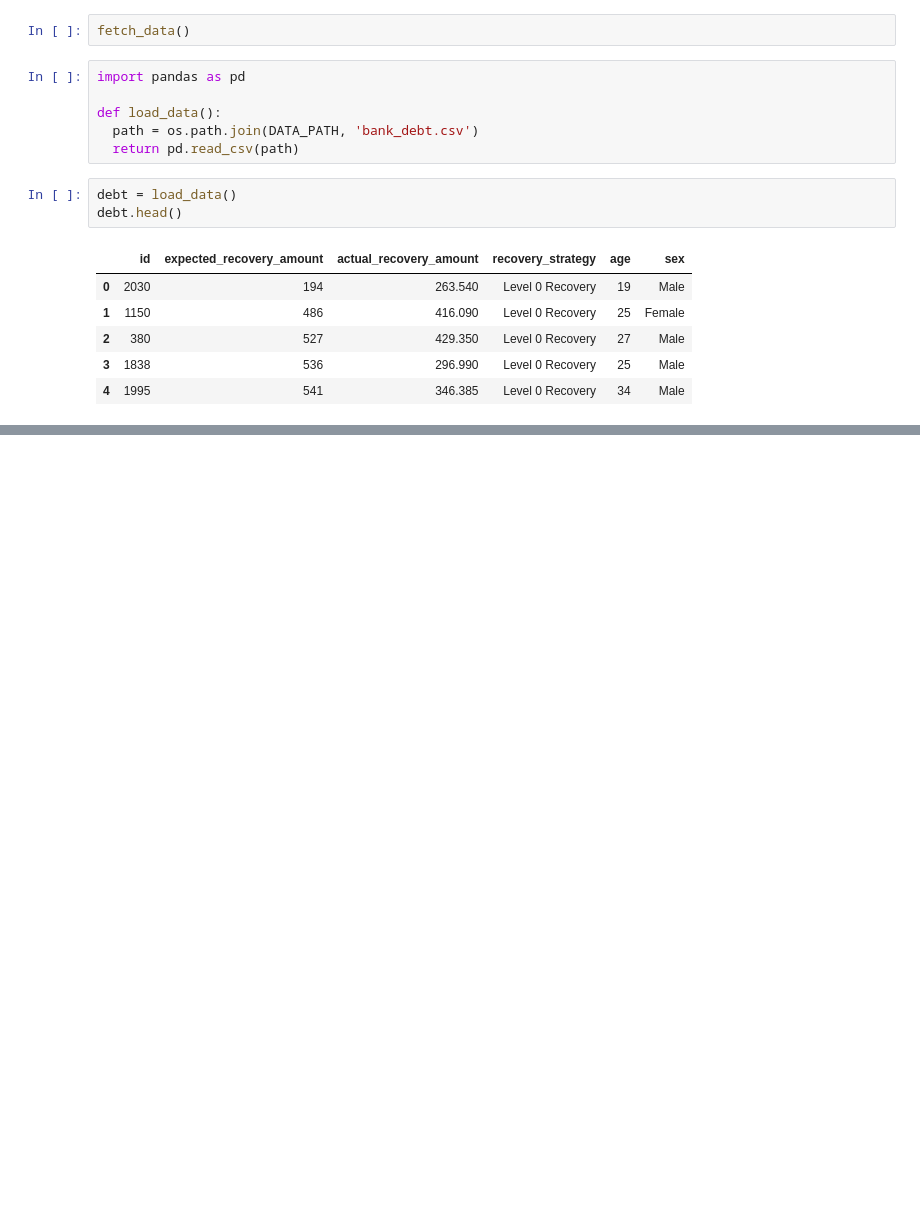
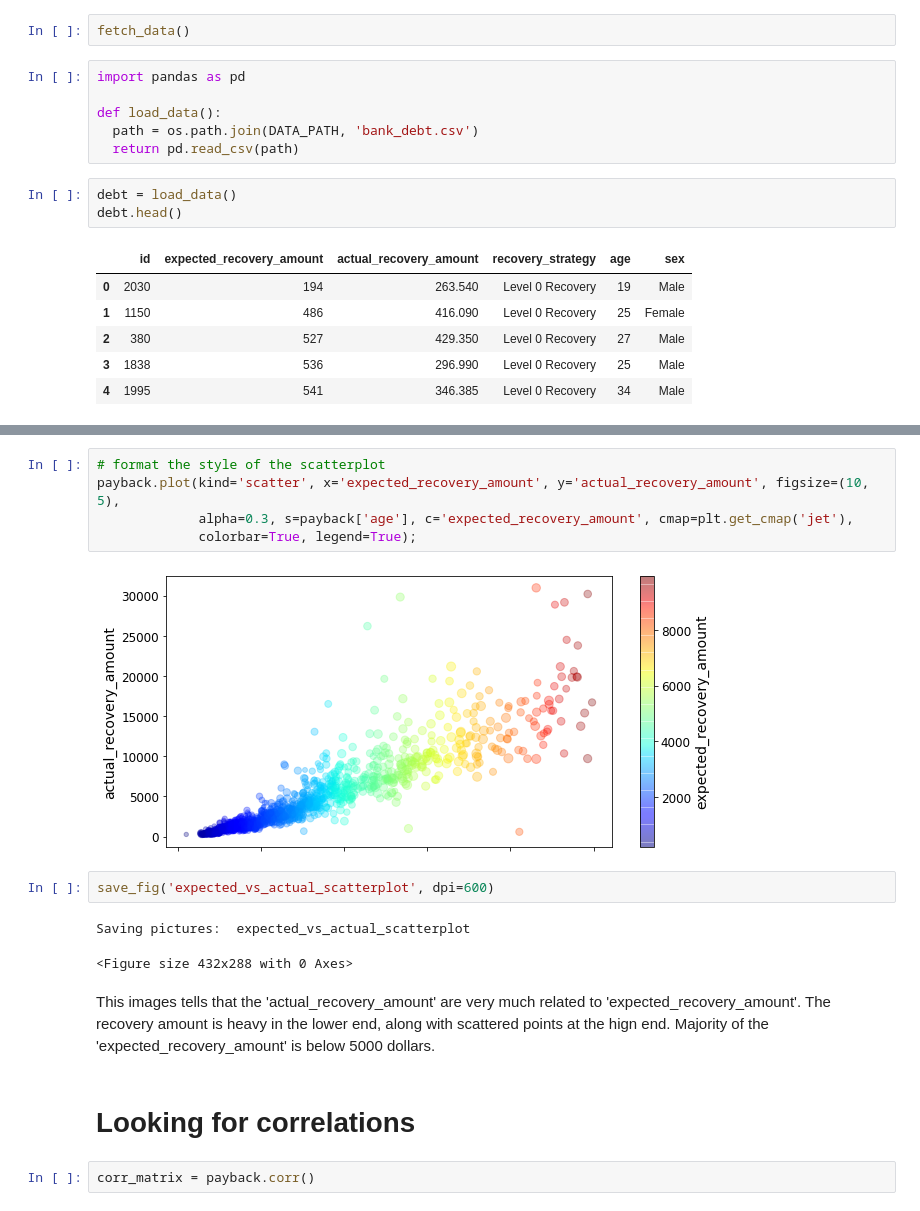
Before and after one commit to AilingLiu/Which-Debts-Are-Worth-the-Bank-s-Effort, a Jupyter notebook: bank_debt_analysis_automation.ipynb, the cells around one changed output, grey strips where cells are left out. Drawn from its saved outputs; the diff is of its cells as text; blank space fills up the shorter version.

```diff
--- a/bank_debt_analysis_automation.ipynb
+++ b/bank_debt_analysis_automation.ipynb
@@ -68,0 +166,18 @@ debt.head()
+# %%
+# format the style of the scatterplot
+payback.plot(kind='scatter', x='expected_recovery_amount', y='actual_recovery_amount', figsize=(10, 5),
+             alpha=0.3, s=payback['age'], c='expected_recovery_amount', cmap=plt.get_cmap('jet'),
+             colorbar=True, legend=True);
+# %% [output]
+[figure, added]
+# %%
+save_fig('expected_vs_actual_scatterplot', dpi=600)
+# %% [output]
+Saving pictures:  expected_vs_actual_scatterplot
+<Figure size 432x288 with 0 Axes>
+# %% [markdown]
+This images tells that the 'actual_recovery_amount' are very much related to 'expected_recovery_amount'. The recovery amount is heavy in the lower end, along with scattered points at the hign end. Majority of the 'expected_recovery_amount' is below 5000 dollars.
+# %% [markdown]
+# Looking for correlations
+# %%
+corr_matrix = payback.corr()
```
Also changed, not shown: parts of 27 cells of this notebook.
